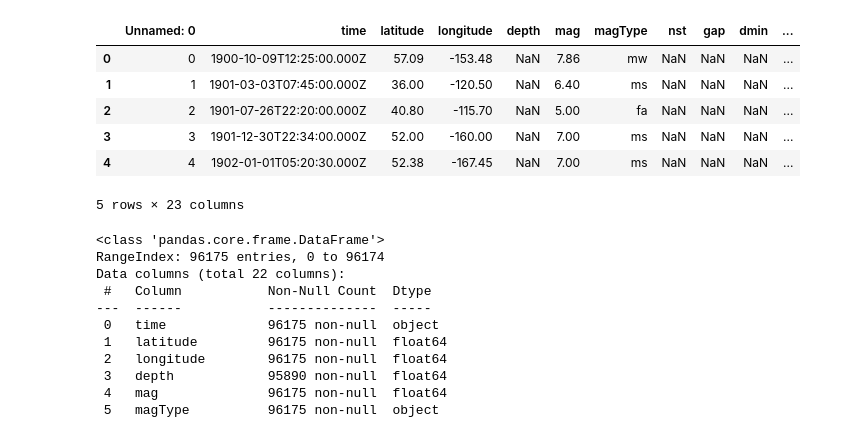
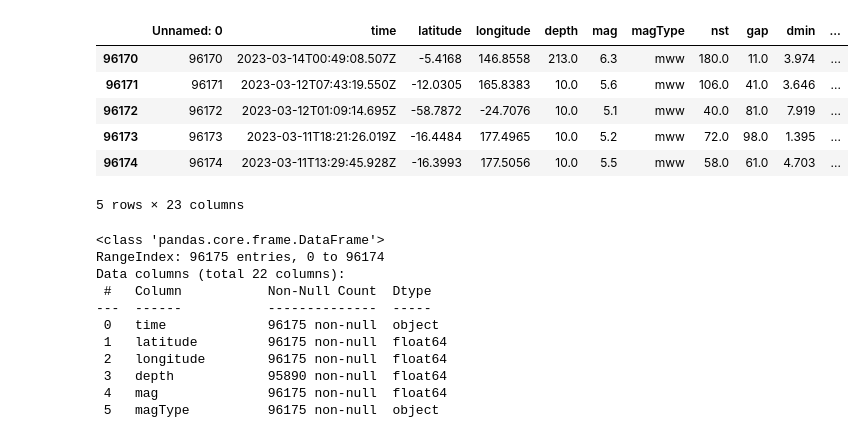
Before and after one commit to isoori/Significant-Earthquakes, a Jupyter notebook: Untitled.ipynb, the cells around one changed output. Drawn from its saved outputs; the diff is of its cells as text; code cells hidden in the pictures.

```diff
--- a/Untitled.ipynb
+++ b/Untitled.ipynb
@@ -7,13 +8,13 @@ import plotly.express as px
 # %%
 df = pd.read_csv('Significant_Earthquakes.csv')
-df.head()
+df.tail()
 # %% [output]
 |  | Unnamed: 0 | time | latitude | longitude | depth | mag | magType | nst | gap | dmin | ... |
-| 0 | 0 | 1900-10-09T12:25:00.000Z | 57.09 | -153.48 | NaN | 7.86 | mw | NaN | NaN | NaN | ... |
-| 1 | 1 | 1901-03-03T07:45:00.000Z | 36.00 | -120.50 | NaN | 6.40 | ms | NaN | NaN | NaN | ... |
-| 2 | 2 | 1901-07-26T22:20:00.000Z | 40.80 | -115.70 | NaN | 5.00 | fa | NaN | NaN | NaN | ... |
-| 3 | 3 | 1901-12-30T22:34:00.000Z | 52.00 | -160.00 | NaN | 7.00 | ms | NaN | NaN | NaN | ... |
-| 4 | 4 | 1902-01-01T05:20:30.000Z | 52.38 | -167.45 | NaN | 7.00 | ms | NaN | NaN | NaN | ... |
+| 96170 | 96170 | 2023-03-14T00:49:08.507Z | -5.4168 | 146.8558 | 213.0 | 6.3 | mww | 180.0 | 11.0 | 3.974 | ... |
+| 96171 | 96171 | 2023-03-12T07:43:19.550Z | -12.0305 | 165.8383 | 10.0 | 5.6 | mww | 106.0 | 41.0 | 3.646 | ... |
+| 96172 | 96172 | 2023-03-12T01:09:14.695Z | -58.7872 | -24.7076 | 10.0 | 5.1 | mww | 40.0 | 81.0 | 7.919 | ... |
+| 96173 | 96173 | 2023-03-11T18:21:26.019Z | -16.4484 | 177.4965 | 10.0 | 5.2 | mww | 72.0 | 98.0 | 1.395 | ... |
+| 96174 | 96174 | 2023-03-11T13:29:45.928Z | -16.3993 | 177.5056 | 10.0 | 5.5 | mww | 58.0 | 61.0 | 4.703 | ... |
 5 rows × 23 columns
 # %%
 df.drop('Unnamed: 0',axis=1 , inplace=True)
```
Also changed, not shown: parts of 12 cells of this notebook.
